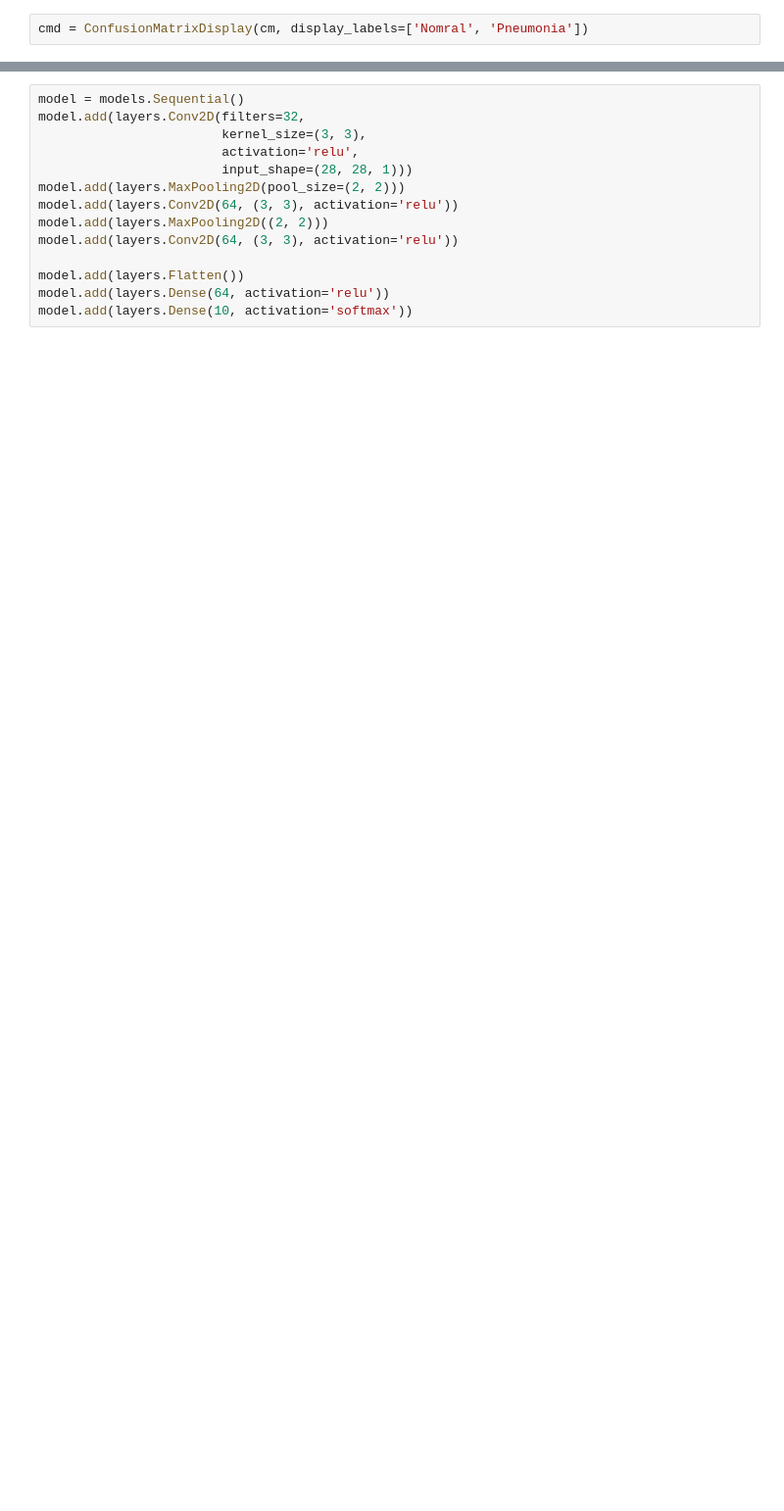
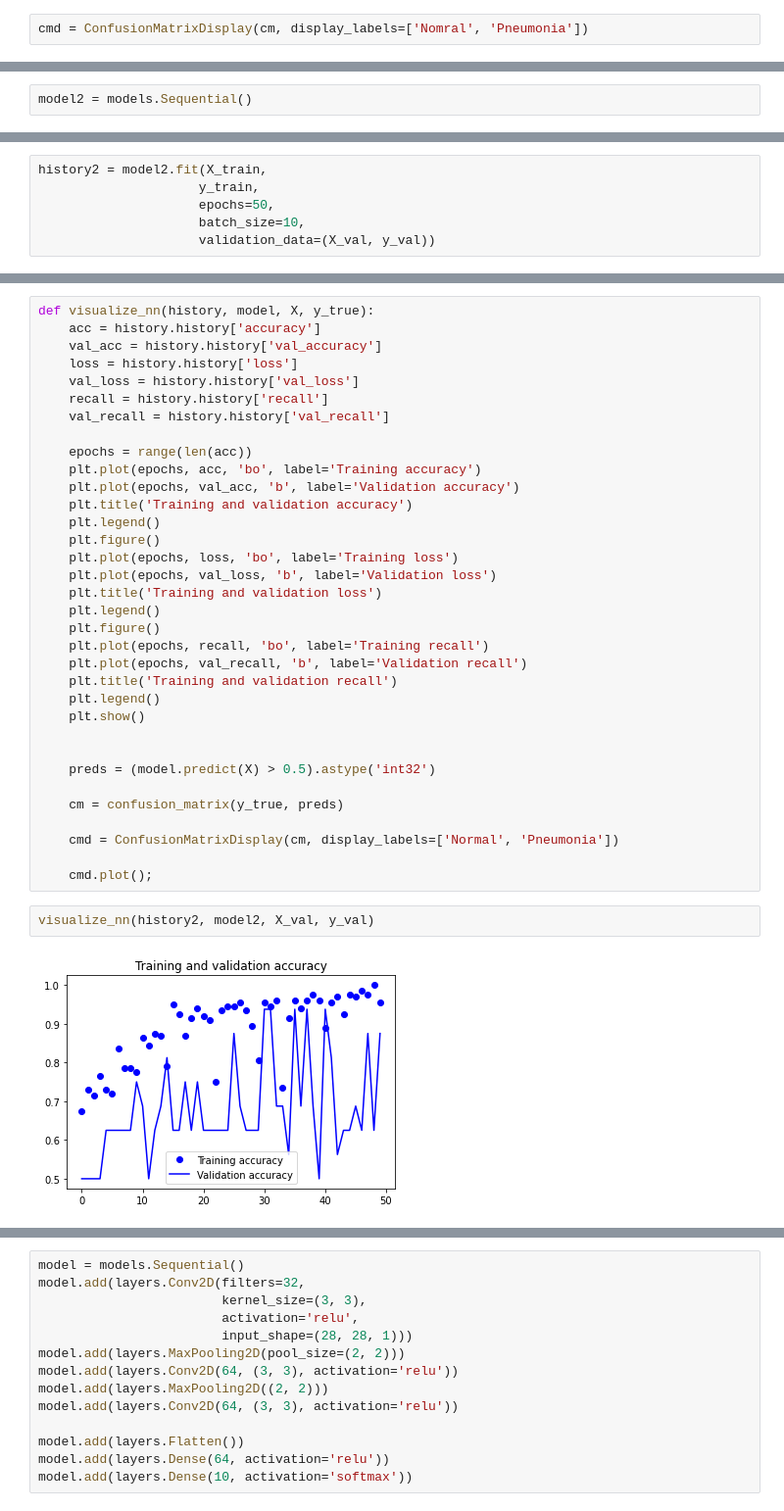
Before and after one commit to ericdnbn/image_classifier_pneumonia, a Jupyter notebook: Eric–nn_classifier_colab_notebook.ipynb, the cells around one changed output, grey strips where cells are left out. Shown at 98% size. Drawn from its saved outputs; the diff is of its cells as text; blank space fills up the shorter version.

Commit message:
function to generate data, compile model, and visualize results

```diff
--- a/Eric–nn_classifier_colab_notebook.ipynb
+++ b/Eric–nn_classifier_colab_notebook.ipynb
@@ -263,0 +318,2 @@ def generator(ts_tuple, color, bs_num):
+# %%
+model2 = models.Sequential()
@@ -263,0 +328,6 @@ def generator(ts_tuple, color, bs_num):
+# %%
+history2 = model2.fit(X_train,
+                     y_train,
+                     epochs=50,
+                     batch_size=10,
+                     validation_data=(X_val, y_val))
@@ -263,0 +352,38 @@ def generator(ts_tuple, color, bs_num):
+# %%
+def visualize_nn(history, model, X, y_true):
+    acc = history.history['accuracy']
+    val_acc = history.history['val_accuracy']
+    loss = history.history['loss']
+    val_loss = history.history['val_loss']
+    recall = history.history['recall']
+    val_recall = history.history['val_recall']
+
+    epochs = range(len(acc))
+    plt.plot(epochs, acc, 'bo', label='Training accuracy')
+    plt.plot(epochs, val_acc, 'b', label='Validation accuracy')
+    plt.title('Training and validation accuracy')
+    plt.legend()
+    plt.figure()
+    plt.plot(epochs, loss, 'bo', label='Training loss')
+    plt.plot(epochs, val_loss, 'b', label='Validation loss')
+    plt.title('Training and validation loss')
+    plt.legend()
+    plt.figure()
+    plt.plot(epochs, recall, 'bo', label='Training recall')
+    plt.plot(epochs, val_recall, 'b', label='Validation recall')
+    plt.title('Training and validation recall')
+    plt.legend()
+    plt.show()
+
+
+    preds = (model.predict(X) > 0.5).astype('int32')
+
+    cm = confusion_matrix(y_true, preds)
+
+    cmd = ConfusionMatrixDisplay(cm, display_labels=['Normal', 'Pneumonia'])
+
+    cmd.plot();
+# %%
+visualize_nn(history2, model2, X_val, y_val)
+# %% [output]
+[figure, added]
```
Also changed, not shown: parts of 21 cells of this notebook.
